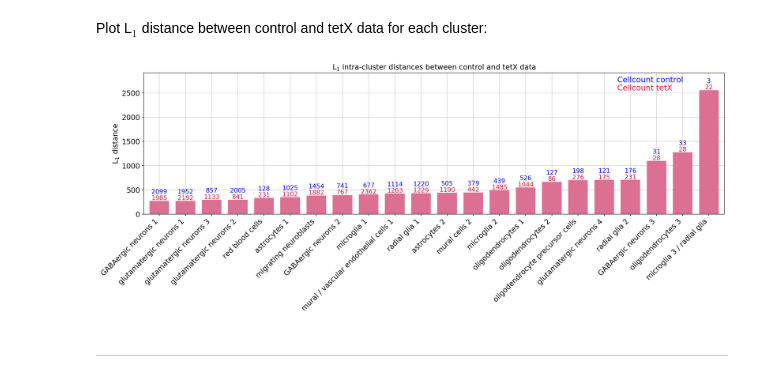
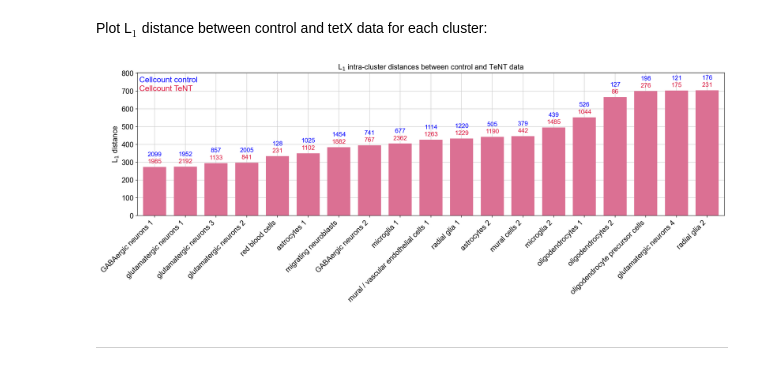
Before and after one commit to lauraluebbert/TL_2023, a Jupyter notebook: scRNAseq/7_L1_distance_calcs.ipynb, the cells around one changed output. Saved outputs shown, nothing was run; the diff lists cells and outputs as text; code cells hidden in the pictures.

Commit message:
Change colors and text in figs

```diff
--- a/scRNAseq/7_L1_distance_calcs.ipynb
+++ b/scRNAseq/7_L1_distance_calcs.ipynb
@@ -236,17 +236,18 @@ dist_ctrl_exp = df["ctrl-exp L1 dist"].values
 cellcounts_ctrl = df["cellcount_ctrl"].values
 cellcounts_exp = df["cellcount_exp"].values
 
+# Removing last 3 clusters since they have less than 100 cells
 ax.bar(
-    clusters,
-    dist_ctrl_exp,
+    clusters[:-3],
+    dist_ctrl_exp[:-3],
     width,
     color="palevioletred",
 )
 
 # Add cluster cellcount above each bar
-for index, cc_ctrl in enumerate(cellcounts_ctrl):
+for index, cc_ctrl in enumerate(cellcounts_ctrl[:-3]):
     ax.text(x = index,
-            y = dist_ctrl_exp[index]+150,
+            y = dist_ctrl_exp[index]+60,
             s = str(cc_ctrl),
             size = 12,
             color = "blue",
@@ -256,40 +257,40 @@ for index, cc_ctrl in enumerate(cellcounts_ctrl):
         s = str(cellcounts_exp[index]),
         size = 12,
         color = "crimson",
         ha='center')
 
 # Add cellcount legend
-ax.text(x = 17.5,
-        y = 2720,
+ax.text(x = -0.5,
+        y = 750,
         s = "Cellcount control",
         size = 15,
         color = "blue",
         ha='left')
-ax.text(x = 17.5,
-        y = 2550,
-        s = "Cellcount tetX",
+ax.text(x = -0.5,
+        y = 700,
+        s = "Cellcount TeNT",
         size = 15,
         color = "crimson",
         ha='left')
 
 ax.set_xticklabels(clusters, rotation=45, ha="right")
 
 ax.set(
     **{
-        "title": "L$_1$ intra-cluster distances between control and tetX data",
+        "title": "L$_1$ intra-cluster distances between control and TeNT data",
         "ylabel": "L$_1$ distance",
 #         "xlabel": "Cluster"
     }
 )
 
 ax.margins(x=0.01, y=0.14)
 
 ax.set_axisbelow(True)
 # ax.grid(False)
 
 fig.show()
 # %% [output]
-[figure, old version]
+[figure, new version]
 # %% [markdown]
 ___
 # %% [markdown]
```
Also changed, not shown: parts of 5 cells of this notebook, 39 other files.
